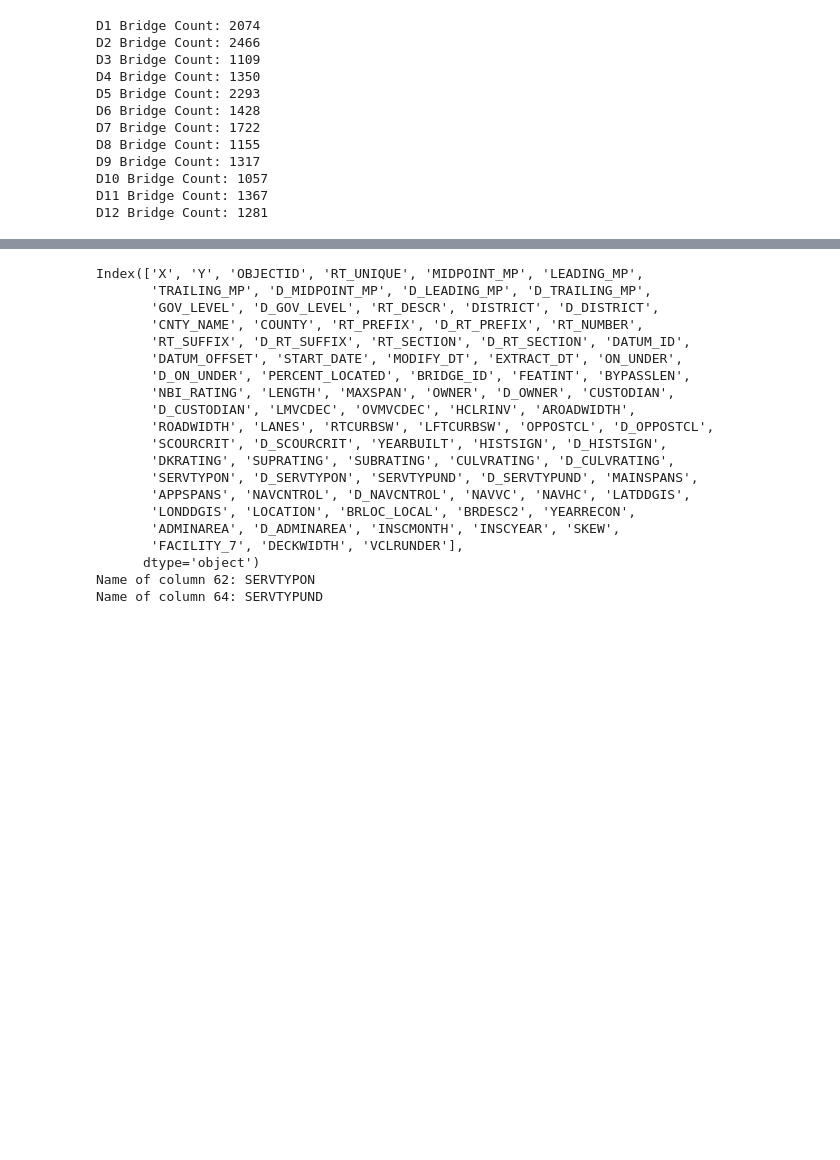
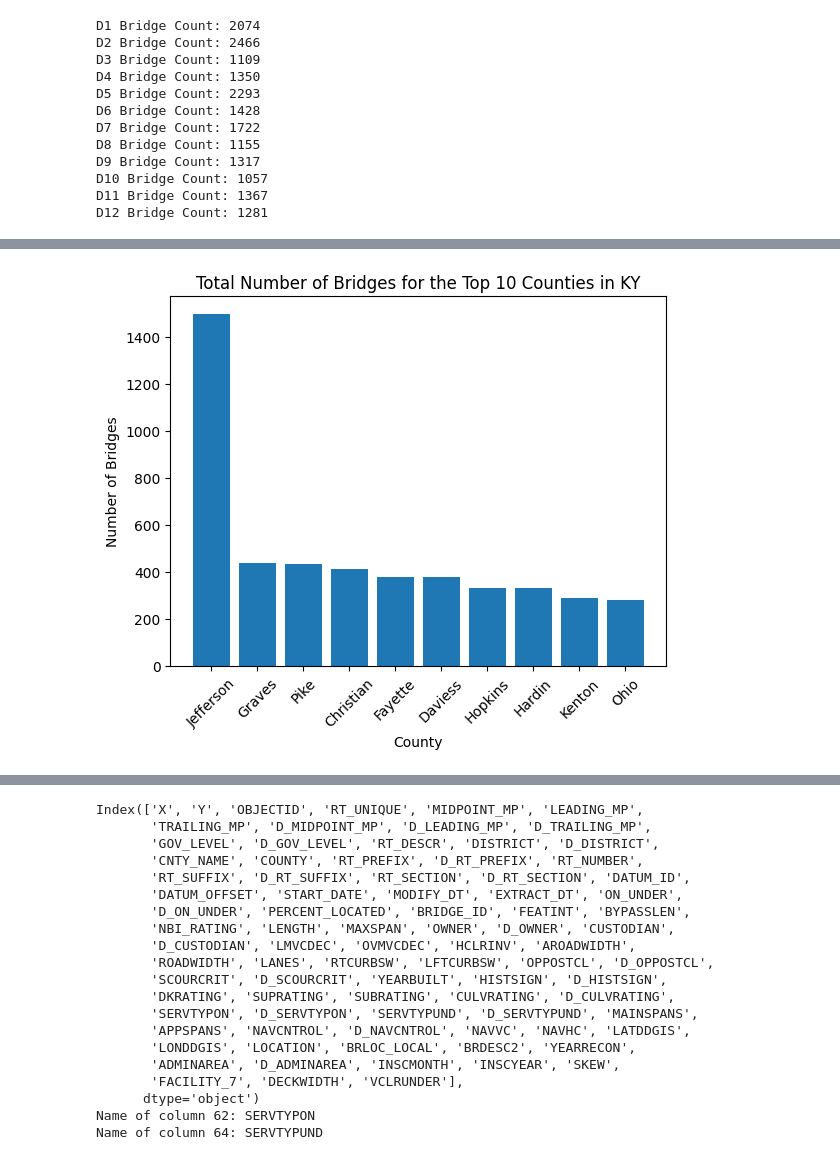
Before and after one commit to DaveenK/KYTC_Bridges, a Jupyter notebook: ky-bridge-analysis-DaveenKnue.ipynb, the cells around one changed output, grey strips where cells are left out. Drawn from its saved outputs; the diff is of its cells as text; code cells hidden in the pictures; blank space fills up the shorter version.

```diff
--- a/ky-bridge-analysis-DaveenKnue.ipynb
+++ b/ky-bridge-analysis-DaveenKnue.ipynb
@@ -100,0 +97,23 @@ D10 Bridge Count: 1057
+# %%
+# Count Bridges per County and Sort Highest Counts
+county_bridge_counts = df['CNTY_NAME'].value_counts()
+
+# Print bridge counts for each county
+#for county, count in county_bridge_counts.items():
+#    print(f"{county} Bridge Count: {count}")
+
+# Sort the counties by the number of bridges in descending order
+county_order = county_bridge_counts.sort_values(ascending=False)
+
+# Select the top ten counties
+top_ten_counties = county_order.head(10)
+
+# Plot Data
+plt.bar(top_ten_counties.index, top_ten_counties.values)
+plt.xlabel('County')
+plt.ylabel('Number of Bridges')
+plt.title('Total Number of Bridges for the Top 10 Counties in KY')
+plt.xticks(rotation=45)
+plt.show()
+# %% [output]
+[figure, added]
```
Also changed, not shown: parts of 8 cells of this notebook, 1 other file.
